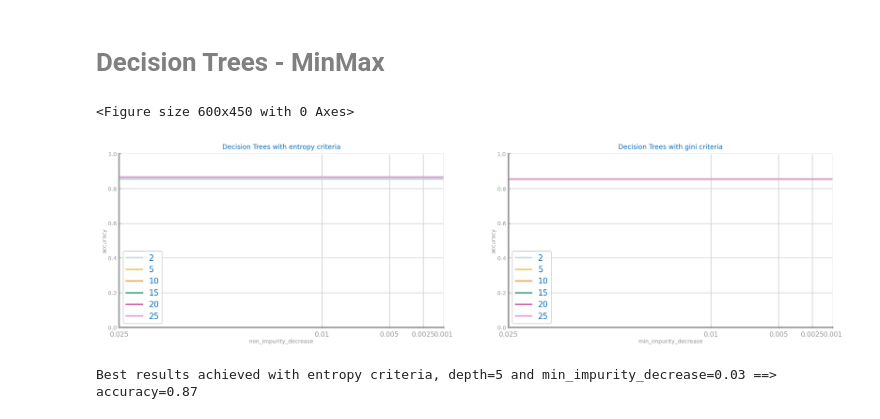
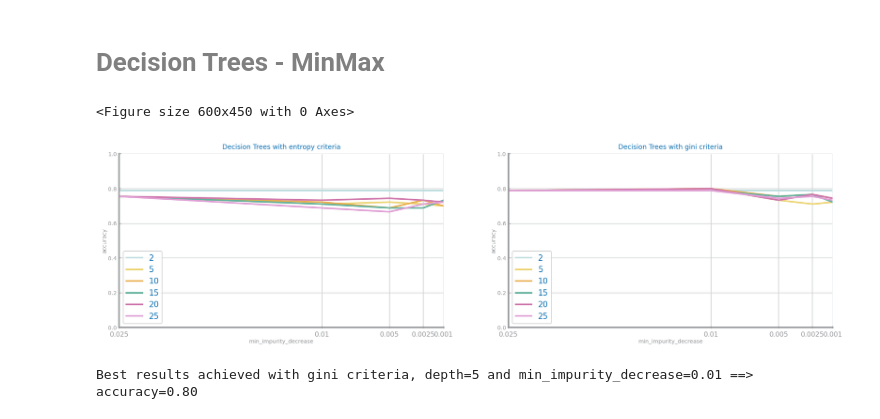
Before and after one commit to VivaRafael/CD, a Jupyter notebook: Classification_Heart_Faillure_MinMax.ipynb, the cells around one changed output. Cells and saved outputs as stored; diff of their text form; code cells hidden in the pictures.

Commit message:
add cool beautiful graphs

```diff
--- a/Classification_Heart_Faillure_MinMax.ipynb
+++ b/Classification_Heart_Faillure_MinMax.ipynb
@@ -182,36 +182,36 @@ for k in range(len(criteria)):
     f = criteria[k]
     values = {}
     train_values = {}
     for d in max_depths:
         yvalues = []
         y_trn_values = []
         for imp in min_impurity_decrease:
-            tree = DecisionTreeClassifier(min_samples_leaf=n, max_depth=d, criterion=f, min_impurity_decrease=imp)
+            tree = DecisionTreeClassifier(min_samples_leaf=1, max_depth=d, criterion=f, min_impurity_decrease=imp)
             tree.fit(trnX, trnY)
             prdY = tree.predict(tstX)
             prd_trn_Y = tree.predict(trnX)
             yvalues.append(metrics.accuracy_score(tstY, prdY))
             y_trn_values.append(metrics.accuracy_score(trnY, prd_trn_Y))
             if yvalues[-1] > last_best:
                 best = (f, d, imp)
                 last_best = yvalues[-1]
                 best_tree = tree
 
         values[d] = yvalues
         train_values[d] = y_trn_values
     ds.multiple_line_chart(min_impurity_decrease, values, ax=axs[0, k], title='Decision Trees with %s criteria'%f,
                            xlabel='min_impurity_decrease', ylabel='accuracy', percentage=True)
 
     criteria_test_values[f] = values
     criteria_train_values[f] = train_values
 
 
 plt.show()
 print('Best results achieved with %s criteria, depth=%d and min_impurity_decrease=%1.2f ==> accuracy=%1.2f'%(best[0], best[1], best[2], last_best))
 # %% [output]
 <Figure size 600x450 with 0 Axes>
-[figure, old version]
+[figure, new version]
-Best results achieved with entropy criteria, depth=5 and min_impurity_decrease=0.03 ==> accuracy=0.87
+Best results achieved with gini criteria, depth=5 and min_impurity_decrease=0.01 ==> accuracy=0.80
 # %%
 from sklearn.tree import export_graphviz
 import pydot
```
Also changed, not shown: parts of 8 cells of this notebook, 3 other files.
